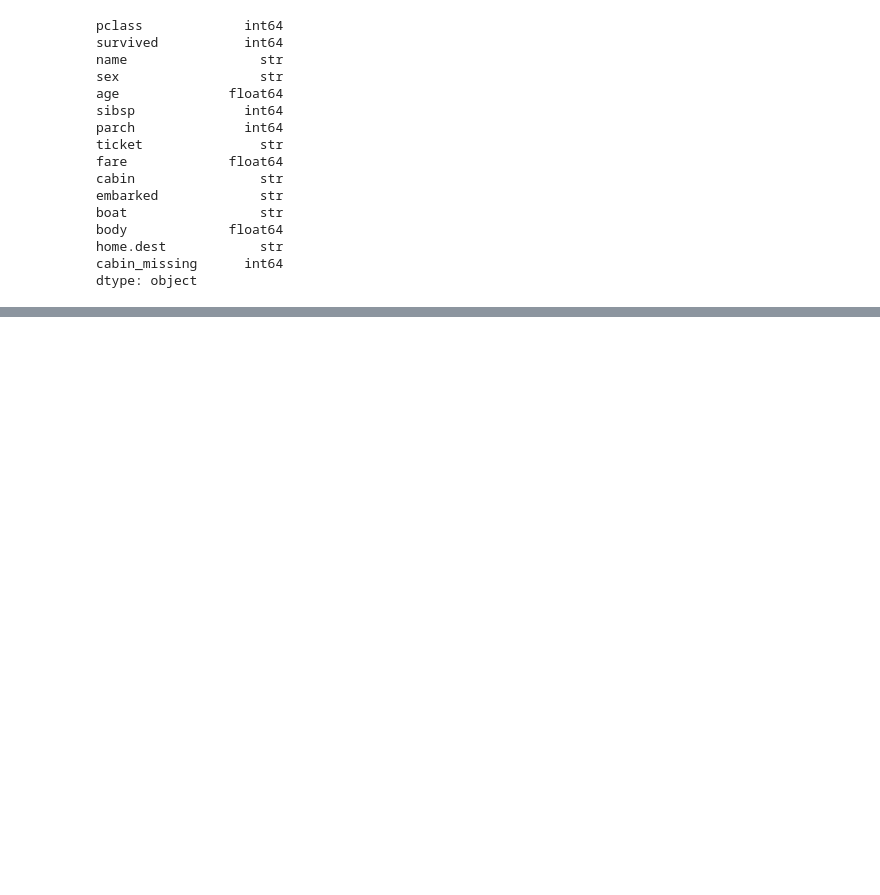
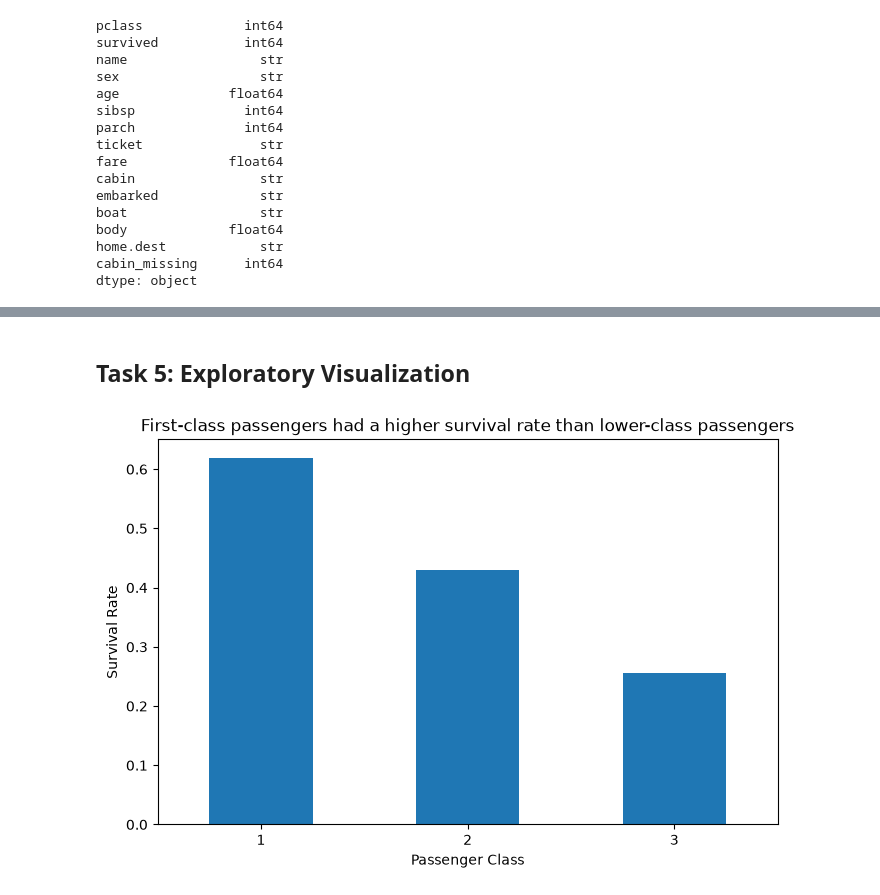
Before and after one commit to YVETTEKAZ/tekherproject, a Jupyter notebook: notebooks/assignment2.ipynb, the cells around one changed output, grey strips where cells are left out. Drawn from its saved outputs; the diff is of its cells as text; code cells hidden in the pictures; blank space fills up the shorter version.

```diff
--- a/notebooks/assignment2.ipynb
+++ b/notebooks/assignment2.ipynb
@@ -215,0 +234,6 @@ dtype: object
+# %%
+# Merge class-level statistics back onto each passenger
+# so every passenger can be compared with the average of their class.
+df = df.merge(class_stats, on="pclass", how="left")
+
+print("Shape after GroupBy + Merge:", df.shape)
@@ -215,0 +269,3 @@ dtype: object
+# %%
+fare_array = df["fare"].to_numpy()
+print(fare_array[:10])
@@ -215,0 +275,5 @@ dtype: object
+# %%
+fare_mean = np.mean(fare_array)
+fare_std = np.std(fare_array)
+
+fare_standardized = (fare_array - fare_mean) / fare_std
@@ -215,0 +294,2 @@ dtype: object
+# %%
+df["fare_standardized"] = fare_standardized
@@ -215,0 +305,20 @@ dtype: object
+# %% [markdown]
+## Task 5: Exploratory Visualization
+# %%
+# Calculate survival rate for each passenger class
+survival_by_class = df.groupby("pclass")["survived"].mean()
+
+plt.figure(figsize=(8, 5))
+
+survival_by_class.plot(kind="bar")
+
+plt.xlabel("Passenger Class")
+plt.ylabel("Survival Rate")
+plt.title("First-class passengers had a higher survival rate than lower-class passengers")
+
+plt.xticks(rotation=0)
+
+plt.savefig("../reports/a2_chart1.png", dpi=150, bbox_inches="tight")
+plt.show()
+# %% [output]
+[figure, added]
```
Also changed, not shown: parts of 27 cells of this notebook, 5 other files.
